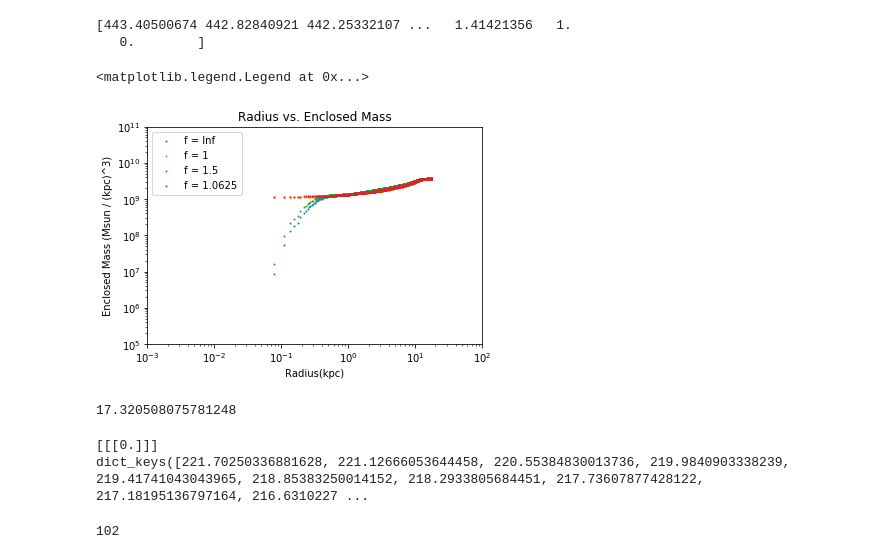
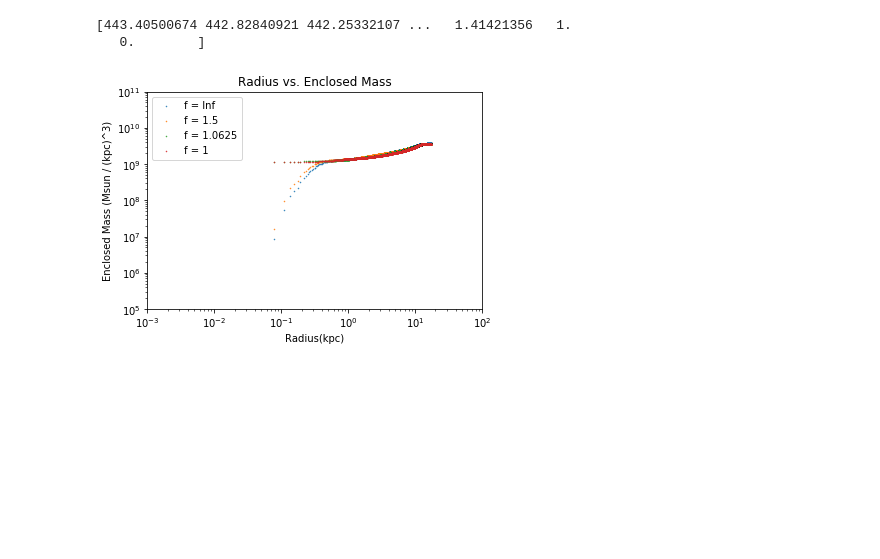
Before and after one commit to mnotis/FDM2020, a Jupyter notebook: Enclosed Mass 2.0.ipynb, the cells around one changed output. Drawn from its saved outputs; the diff is of its cells as text; code cells hidden in the pictures; blank space fills up the shorter version.

```diff
--- a/Enclosed Mass 2.0.ipynb
+++ b/Enclosed Mass 2.0.ipynb
@@ -387,46 +372,28 @@ def enclosed_mass_pixel_method(path, resolution):
     return distrad, enclosed_mass
 # %%
 pathInf = '/mnt/c/Users/Noah Notis/Dropbox/USRP2020_Noah/src/FDM2020/rad_files/fInfL20T4n400r256/rad_filesradial0400.h5'
-path1 = '/mnt/c/Users/Noah Notis/Dropbox/USRP2020_Noah/src/FDM2020/rad_files/f1L20T4n400r256/radial0400.h5'
 path15 = '/mnt/c/Users/Noah Notis/Dropbox/USRP2020_Noah/src/FDM2020/rad_files/f1.5L20T4n400r256/radial0400.h5'
 path10625 = '/mnt/c/Users/Noah Notis/Dropbox/USRP2020_Noah/src/FDM2020/rad_files/f1.0625L20T4n40r256/radial0040.h5'
+path1 = '/mnt/c/Users/Noah Notis/Dropbox/USRP2020_Noah/src/FDM2020/rad_files/f1L20T4n400r256/radial0400.h5'
 
 dataInf = enclosed_mass_pixel_method(pathInf, 256)
-data1 = enclosed_mass_pixel_method(path1, 256)
 data15 = enclosed_mass_pixel_method(path15, 256)
 data10625 = enclosed_mass_pixel_method(path10625, 256)
+data1 = enclosed_mass_pixel_method(path1, 256)
 
-plt.scatter(dataInf[0], dataInf[1], s = 1)
-plt.scatter(data1[0], data1[1], s = 1)
-plt.scatter(data15[0], data15[1], s = 1)
-plt.scatter(data10625[0], data10625[1], s = 1)
+plt.scatter(dataInf[0], dataInf[1], s = 0.25)
+plt.scatter(data15[0], data15[1], s = 0.25)
+plt.scatter(data10625[0], data10625[1], s = 0.25)
+plt.scatter(data1[0], data1[1], s = 0.25)
 
 plt.xscale('log')
 plt.yscale('log')
 plt.ylim(10**(5), 10**(11))
 plt.xlim(10**(-3), 10**(2))
 plt.xlabel('Radius(kpc)')
 plt.ylabel('Enclosed Mass (Msun / (kpc)^3)')
 plt.title('Radius vs. Enclosed Mass')
-plt.legend(['f = Inf', 'f = 1', 'f = 1.5', 'f = 1.0625'])
+plt.legend(['f = Inf', 'f = 1.5', 'f = 1.0625', 'f = 1'])
+plt.savefig('/mnt/c/Users/Noah Notis/Dropbox/USRP2020_Noah/src/FDM2020/mass_pixels.png', dpi = 250)
 # %% [output]
-<matplotlib.legend.Legend at 0x...>
-[figure, old version]
+[figure, new version]
-# %%
-print(221.70250337 * (20/256))
-# %% [output]
-17.320508075781248
-# %%
-test = np.zeros((1, 1, 1))
-print(test)
-
-dict = get_pixel_dict(256)
-print(dict.keys())
-# %% [output]
-[[[0.]]]
-dict_keys([221.70250336881628, 221.12666053644458, 220.55384830013736, 219.9840903338239, 219.41741043043965, 218.85383250014152, 218.2933805684451, 217.73607877428122, 217.18195136797164, 216.6310227 ...
-# %%
-hf = h5py.File(path_to_folder + '/' + 'radial' + str(snap_number) + '.h5', 'w')
-hf.create_dataset('distances', data=dist)
-# %% [output]
-102
```
Also changed, not shown: parts of 3 cells of this notebook, 1 other file.
